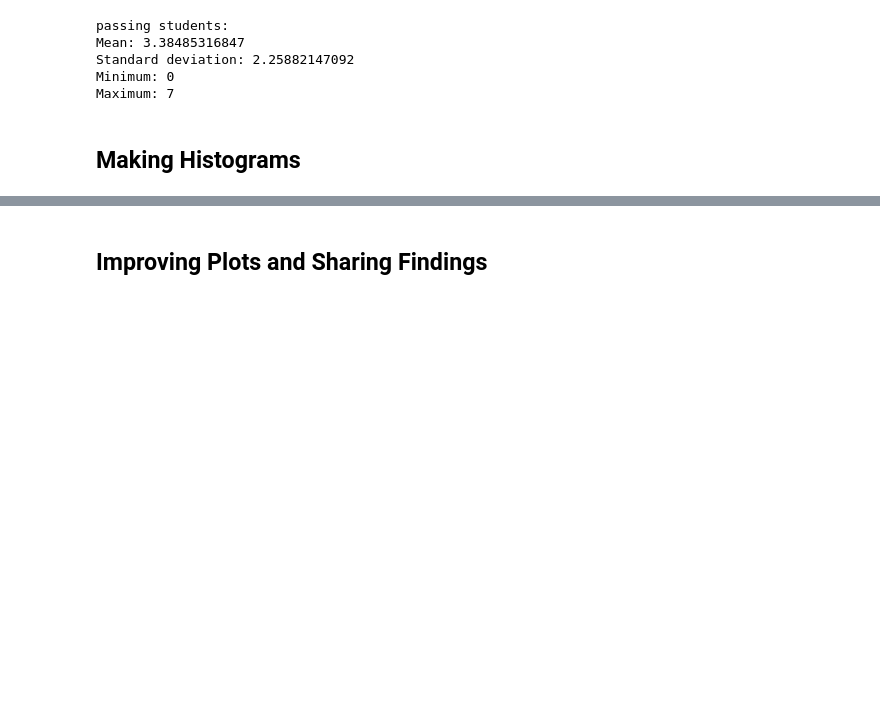
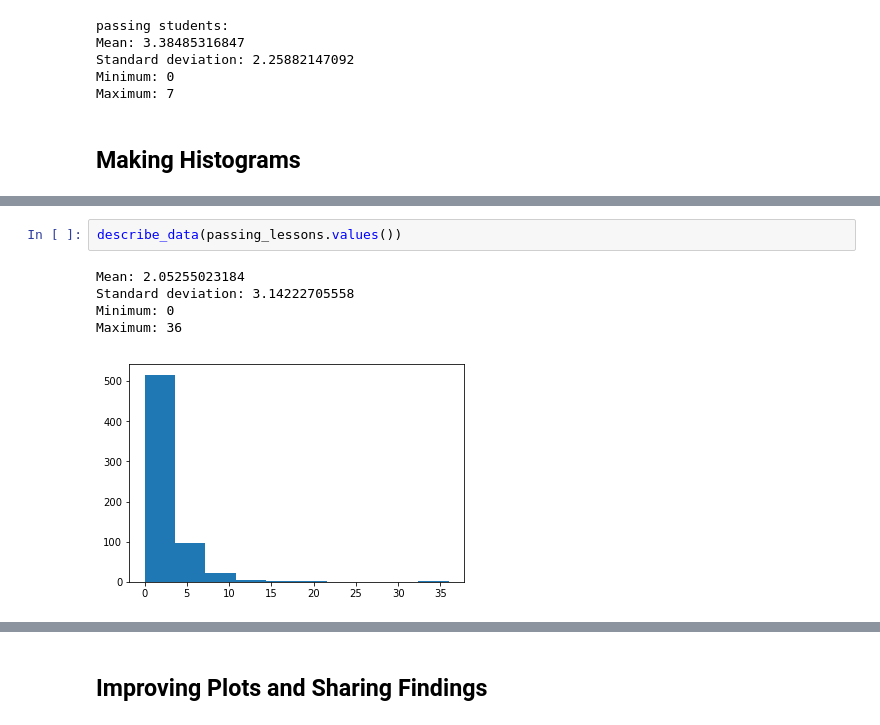
Before and after one commit to zhengweiyu/L1_Starter_Code, a Jupyter notebook: L1_Starter_Code.ipynb, the cells around one changed output, grey strips where cells are left out. Cells and saved outputs as stored; diff of their text form; blank space fills up the shorter version.

```diff
--- a/L1_Starter_Code.ipynb
+++ b/L1_Starter_Code.ipynb
@@ -612,0 +627,8 @@ describe_data(data)
+# %%
+describe_data(passing_lessons.values())
+# %% [output]
+Mean: 2.05255023184
+Standard deviation: 3.14222705558
+Minimum: 0
+Maximum: 36
+[figure, added]
```
Also changed, not shown: parts of 12 cells of this notebook.
